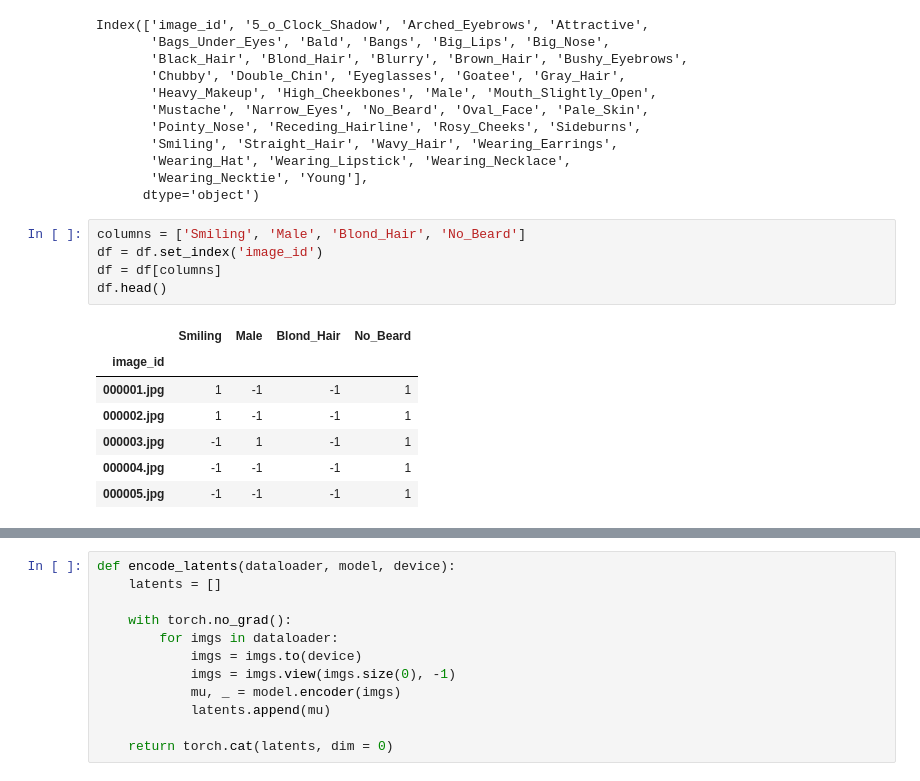
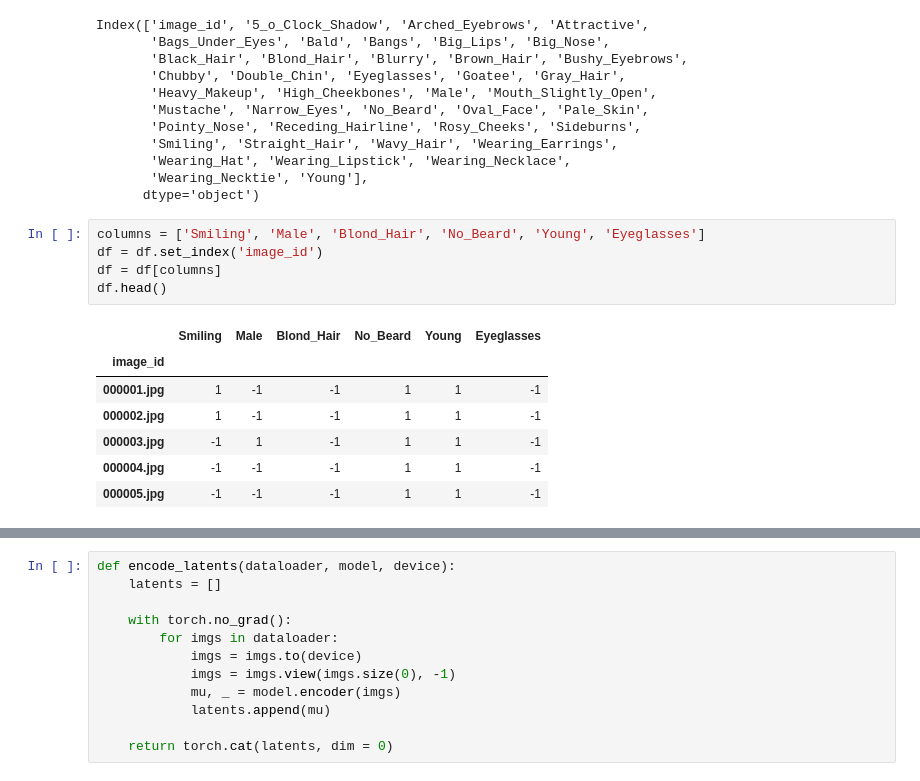
Before and after one commit to angelr-code/vae-project, a Jupyter notebook: notebooks/latent_manipulation.ipynb, the cells around one changed output, grey strips where cells are left out. Drawn from its saved outputs; the diff is of its cells as text.

```diff
--- a/notebooks/latent_manipulation.ipynb
+++ b/notebooks/latent_manipulation.ipynb
@@ -127,15 +127,15 @@ Index(['image_id', '5_o_Clock_Shadow', 'Arched_Eyebrows', 'Attractive',
        'Wearing_Necktie', 'Young'],
       dtype='object')
 # %%
-columns = ['Smiling', 'Male', 'Blond_Hair', 'No_Beard']
+columns = ['Smiling', 'Male', 'Blond_Hair', 'No_Beard', 'Young', 'Eyeglasses']
 df = df.set_index('image_id')
 df = df[columns]
 df.head()
 # %% [output]
-|  | Smiling | Male | Blond_Hair | No_Beard |
-| image_id |  |  |  |  |
-| 000001.jpg | 1 | -1 | -1 | 1 |
-| 000002.jpg | 1 | -1 | -1 | 1 |
-| 000003.jpg | -1 | 1 | -1 | 1 |
-| 000004.jpg | -1 | -1 | -1 | 1 |
-| 000005.jpg | -1 | -1 | -1 | 1 |
+|  | Smiling | Male | Blond_Hair | No_Beard | Young | Eyeglasses |
+| image_id |  |  |  |  |  |  |
+| 000001.jpg | 1 | -1 | -1 | 1 | 1 | -1 |
+| 000002.jpg | 1 | -1 | -1 | 1 | 1 | -1 |
+| 000003.jpg | -1 | 1 | -1 | 1 | 1 | -1 |
+| 000004.jpg | -1 | -1 | -1 | 1 | 1 | -1 |
+| 000005.jpg | -1 | -1 | -1 | 1 | 1 | -1 |
```
Also changed, not shown: parts of 35 cells of this notebook, 2 other files.
